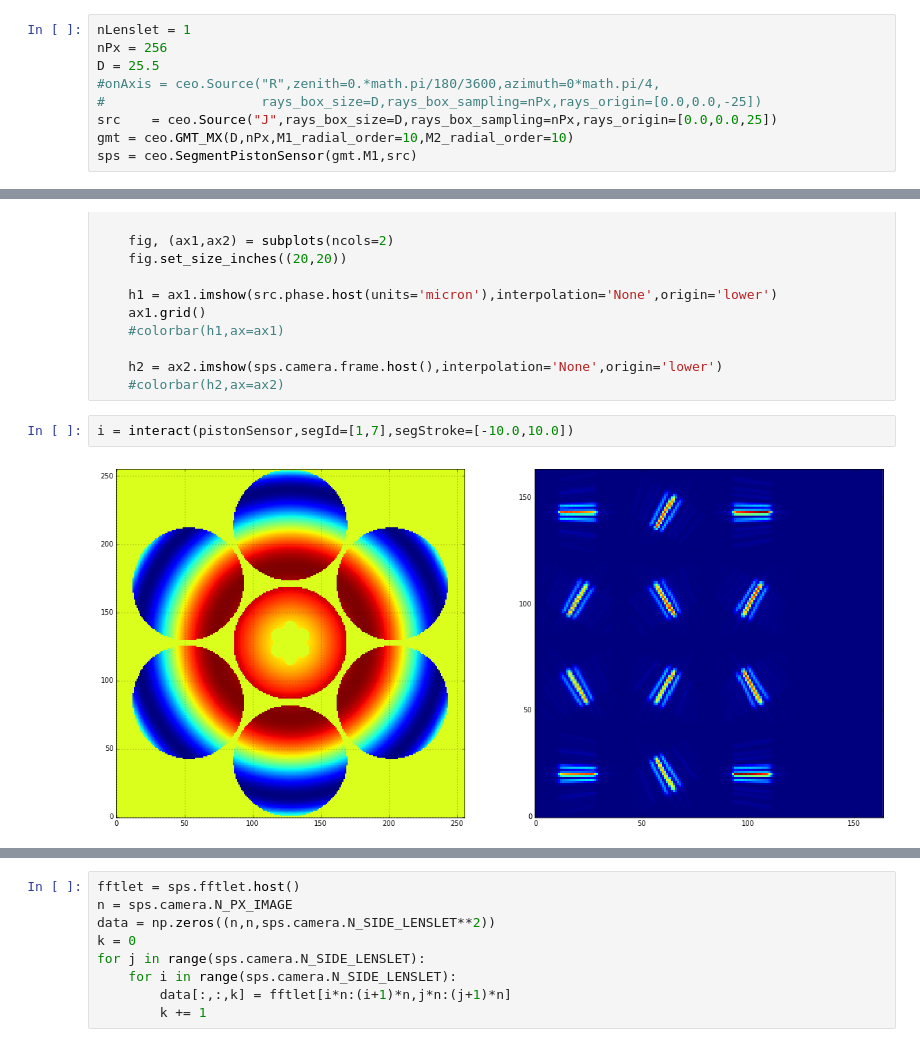
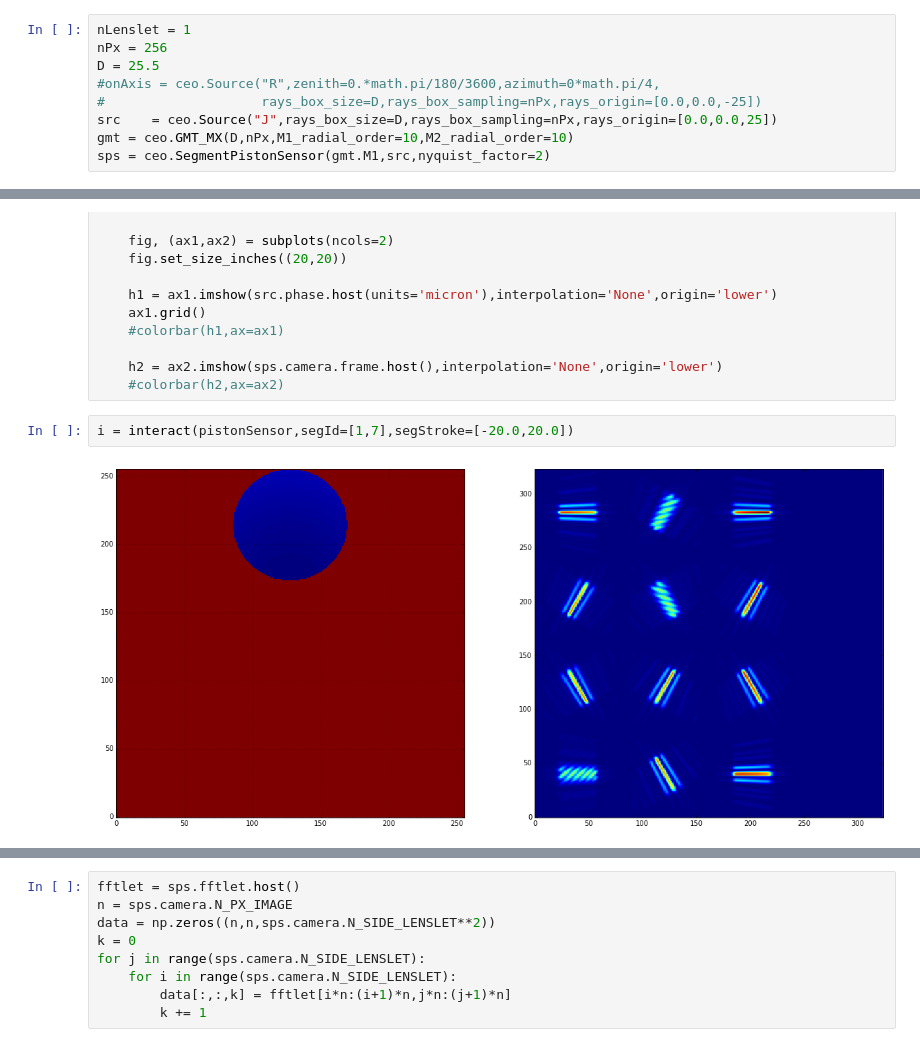
Before and after one commit to rconan/CEO, a Jupyter notebook: segmentPistonSensor/Interactive_Segment-Piston-Sensor.ipynb, the cells around one changed output, grey strips where cells are left out. Cells and saved outputs as stored; diff of their text form.

Commit message:
SEGMENTPISTONSENSOR NYQUIST_FACTOR

```diff
--- a/segmentPistonSensor/Interactive_Segment-Piston-Sensor.ipynb
+++ b/segmentPistonSensor/Interactive_Segment-Piston-Sensor.ipynb
@@ -17,7 +17,7 @@ D = 25.5
 #                    rays_box_size=D,rays_box_sampling=nPx,rays_origin=[0.0,0.0,-25])
 src    = ceo.Source("J",rays_box_size=D,rays_box_sampling=nPx,rays_origin=[0.0,0.0,25])
 gmt = ceo.GMT_MX(D,nPx,M1_radial_order=10,M2_radial_order=10)
-sps = ceo.SegmentPistonSensor(gmt.M1,src)
+sps = ceo.SegmentPistonSensor(gmt.M1,src,nyquist_factor=2)
 # %%
 def pistonSensor(segId=1,segStroke=0):
 
@@ -39,9 +39,9 @@ def pistonSensor(segId=1,segStroke=0):
     h2 = ax2.imshow(sps.camera.frame.host(),interpolation='None',origin='lower')
     #colorbar(h2,ax=ax2)
 # %%
-i = interact(pistonSensor,segId=[1,7],segStroke=[-10.0,10.0])
+i = interact(pistonSensor,segId=[1,7],segStroke=[-20.0,20.0])
 # %% [output]
-[figure, old version]
+[figure, new version]
 # %%
 def pistonSensorFFT(segId=1,segStroke=0):
 
```
Also changed, not shown: parts of 2 cells of this notebook, 1 other file.
